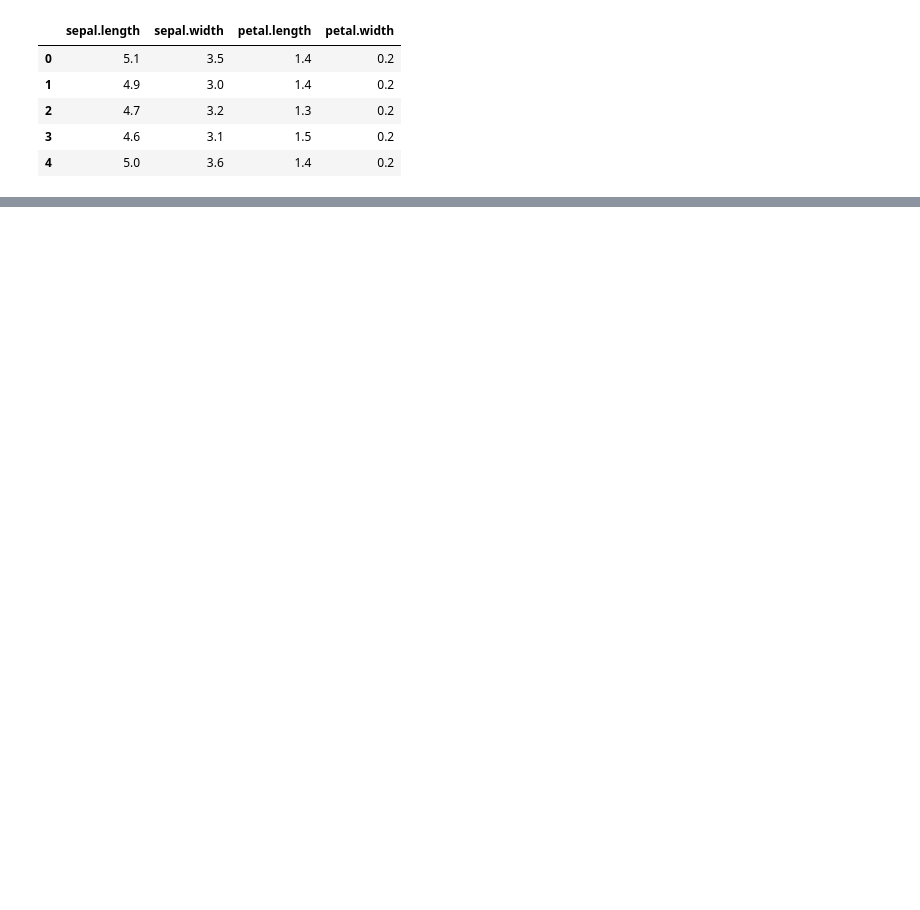
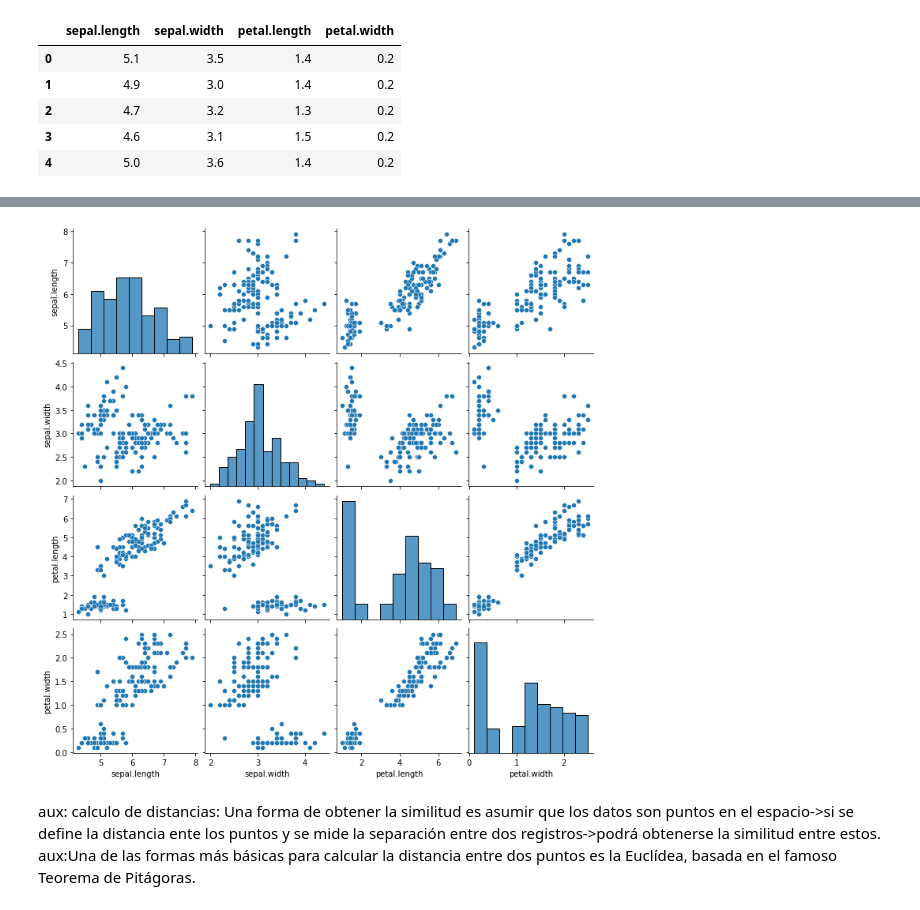
Before and after one commit to juanantunez/fundamento_de_informatica1, a Jupyter notebook: para_2do_parcial_fundinfo/teoria_cs_datos/clistering.ipynb, the cells around one changed output, grey strips where cells are left out. Cells and saved outputs as stored; diff of their text form; code cells hidden in the pictures; blank space fills up the shorter version.

```diff
--- a/para_2do_parcial_fundinfo/teoria_cs_datos/clistering.ipynb
+++ b/para_2do_parcial_fundinfo/teoria_cs_datos/clistering.ipynb
@@ -57,0 +30,15 @@ WARNING: There was an error checking the latest version of pip.
+# %%
+#correlacion(si cambia un dato cambia el otro)->en grafico
+
+#aux:asociaciones entre las mismas (correlación). De este modo sabremos si el comportamiento (crecimiento o disminución) de una variable, se debe o está influenciada por otra
+
+import seaborn as sns
+
+g = sns.pairplot(iris) #con pairplot podemos entonces estudiar si existen correlaciones entre las variables
+# %% [output]
+[figure, added]
+# %% [markdown]
+aux:
+calculo de distancias:
+Una forma de obtener la similitud es asumir que los datos son puntos en el espacio->si se define la distancia ente los puntos y se mide la separación entre dos registros->podrá obtenerse la similitud entre estos.
+aux:Una de las formas más básicas para calcular la distancia entre dos puntos es la Euclídea, basada en el famoso Teorema de Pitágoras.
```
Also changed, not shown: parts of 27 cells of this notebook, 2 other files.
